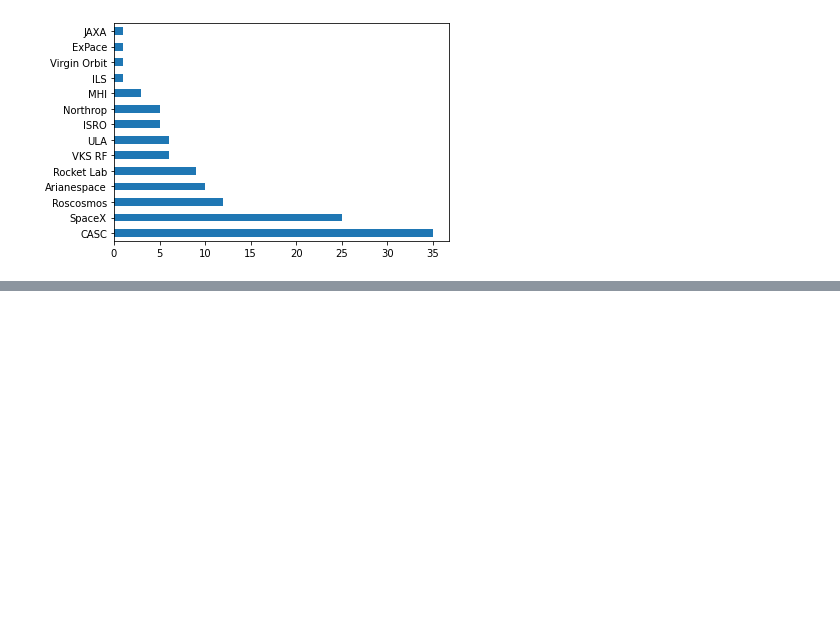
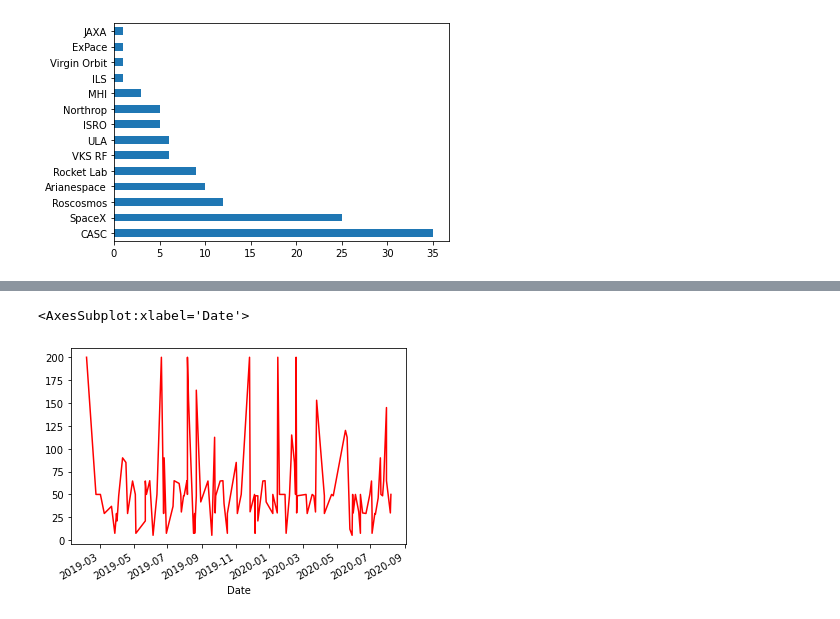
Before and after one commit to chlazaris/pandas_training, a Jupyter notebook: Pandas_Training.ipynb, the cells around one changed output, grey strips where cells are left out. Cells and saved outputs as stored; diff of their text form; code cells hidden in the pictures; blank space fills up the shorter version.

```diff
--- a/Pandas_Training.ipynb
+++ b/Pandas_Training.ipynb
@@ -1584,0 +1596,6 @@ space['Company Name'].value_counts().plot(kind='barh')
+# %%
+# We can change the line color
+space['Cost'].plot(kind='line', color='red')
+# %% [output]
+<AxesSubplot:xlabel='Date'>
+[figure, added]
```
Also changed, not shown: parts of 26 cells of this notebook.
